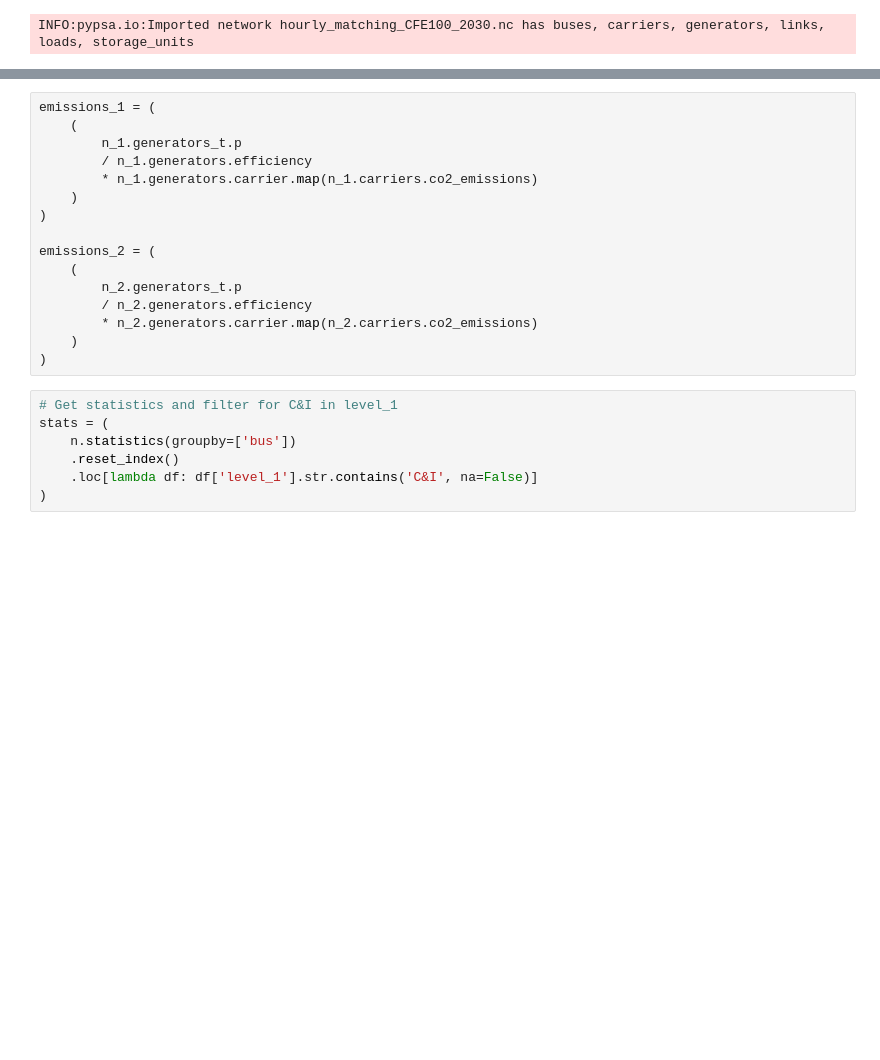
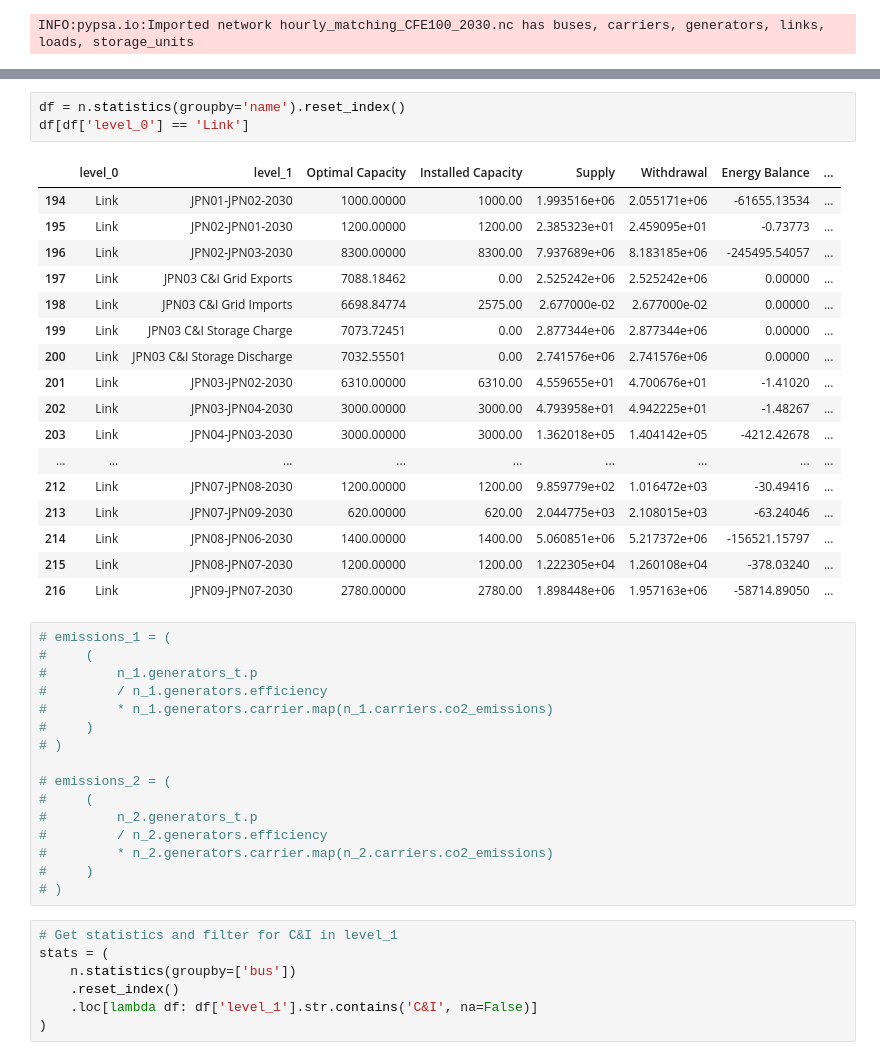
Before and after one commit to transition-zero/tza-pypsa, a Jupyter notebook: CostCalculation.ipynb, the cells around one changed output, grey strips where cells are left out. Cells and saved outputs as stored; diff of their text form; blank space fills up the shorter version.

```diff
--- a/CostCalculation.ipynb
+++ b/CostCalculation.ipynb
@@ -23,19 +66,40 @@ INFO:pypsa.io:Imported network hourly_matching_CFE100_2030.nc has buses, carrier
+# %%
+df = n.statistics(groupby='name').reset_index()
+df[df['level_0'] == 'Link']
+# %% [output]
+|  | level_0 | level_1 | Optimal Capacity | Installed Capacity | Supply | Withdrawal | Energy Balance | ... |
+| 194 | Link | JPN01-JPN02-2030 | 1000.00000 | 1000.00 | 1.993516e+06 | 2.055171e+06 | -61655.13534 | ... |
+| 195 | Link | JPN02-JPN01-2030 | 1200.00000 | 1200.00 | 2.385323e+01 | 2.459095e+01 | -0.73773 | ... |
+| 196 | Link | JPN02-JPN03-2030 | 8300.00000 | 8300.00 | 7.937689e+06 | 8.183185e+06 | -245495.54057 | ... |
+| 197 | Link | JPN03 C&I Grid Exports | 7088.18462 | 0.00 | 2.525242e+06 | 2.525242e+06 | 0.00000 | ... |
+| 198 | Link | JPN03 C&I Grid Imports | 6698.84774 | 2575.00 | 2.677000e-02 | 2.677000e-02 | 0.00000 | ... |
+| 199 | Link | JPN03 C&I Storage Charge | 7073.72451 | 0.00 | 2.877344e+06 | 2.877344e+06 | 0.00000 | ... |
+| 200 | Link | JPN03 C&I Storage Discharge | 7032.55501 | 0.00 | 2.741576e+06 | 2.741576e+06 | 0.00000 | ... |
+| 201 | Link | JPN03-JPN02-2030 | 6310.00000 | 6310.00 | 4.559655e+01 | 4.700676e+01 | -1.41020 | ... |
+| 202 | Link | JPN03-JPN04-2030 | 3000.00000 | 3000.00 | 4.793958e+01 | 4.942225e+01 | -1.48267 | ... |
+| 203 | Link | JPN04-JPN03-2030 | 3000.00000 | 3000.00 | 1.362018e+05 | 1.404142e+05 | -4212.42678 | ... |
+| ... | ... | ... | ... | ... | ... | ... | ... | ... |
+| 212 | Link | JPN07-JPN08-2030 | 1200.00000 | 1200.00 | 9.859779e+02 | 1.016472e+03 | -30.49416 | ... |
+| 213 | Link | JPN07-JPN09-2030 | 620.00000 | 620.00 | 2.044775e+03 | 2.108015e+03 | -63.24046 | ... |
+| 214 | Link | JPN08-JPN06-2030 | 1400.00000 | 1400.00 | 5.060851e+06 | 5.217372e+06 | -156521.15797 | ... |
+| 215 | Link | JPN08-JPN07-2030 | 1200.00000 | 1200.00 | 1.222305e+04 | 1.260108e+04 | -378.03240 | ... |
+| 216 | Link | JPN09-JPN07-2030 | 2780.00000 | 2780.00 | 1.898448e+06 | 1.957163e+06 | -58714.89050 | ... |
 # %%
-emissions_1 = (
-    (
-        n_1.generators_t.p
-        / n_1.generators.efficiency
-        * n_1.generators.carrier.map(n_1.carriers.co2_emissions)
-    )
-)
+# emissions_1 = (
+#     (
+#         n_1.generators_t.p
+#         / n_1.generators.efficiency
+#         * n_1.generators.carrier.map(n_1.carriers.co2_emissions)
+#     )
+# )
 
-emissions_2 = (
-    (
-        n_2.generators_t.p
-        / n_2.generators.efficiency
-        * n_2.generators.carrier.map(n_2.carriers.co2_emissions)
-    )
-)
+# emissions_2 = (
+#     (
+#         n_2.generators_t.p
+#         / n_2.generators.efficiency
+#         * n_2.generators.carrier.map(n_2.carriers.co2_emissions)
+#     )
+# )
 # %%
 # Get statistics and filter for C&I in level_1
 stats = (
```
Also changed, not shown: parts of 3 cells of this notebook, 1 other file.
